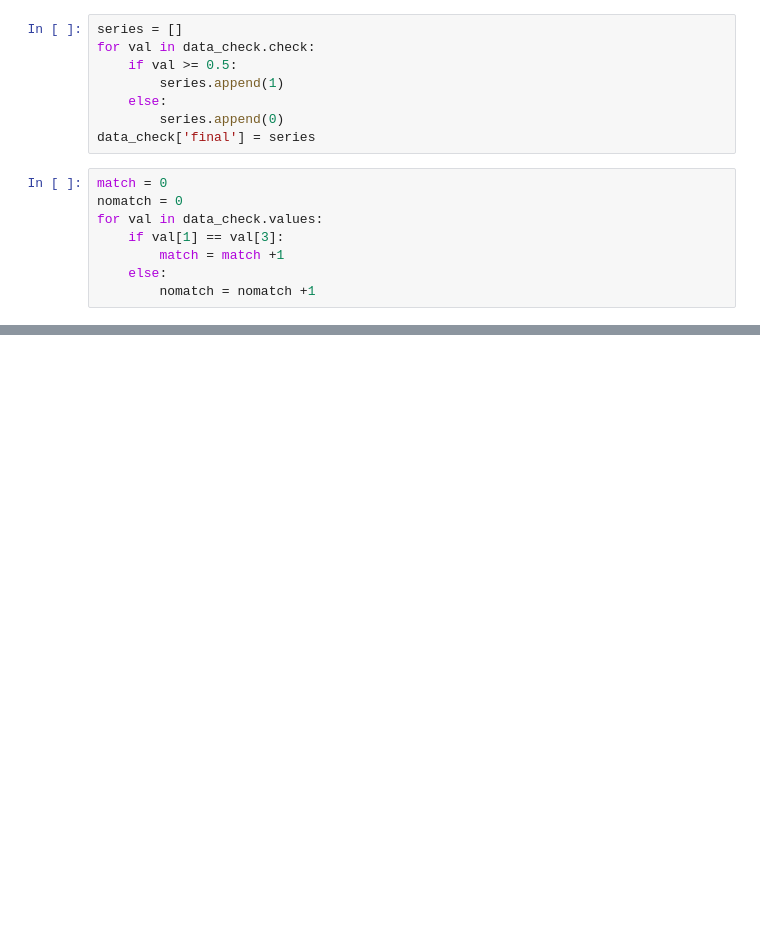
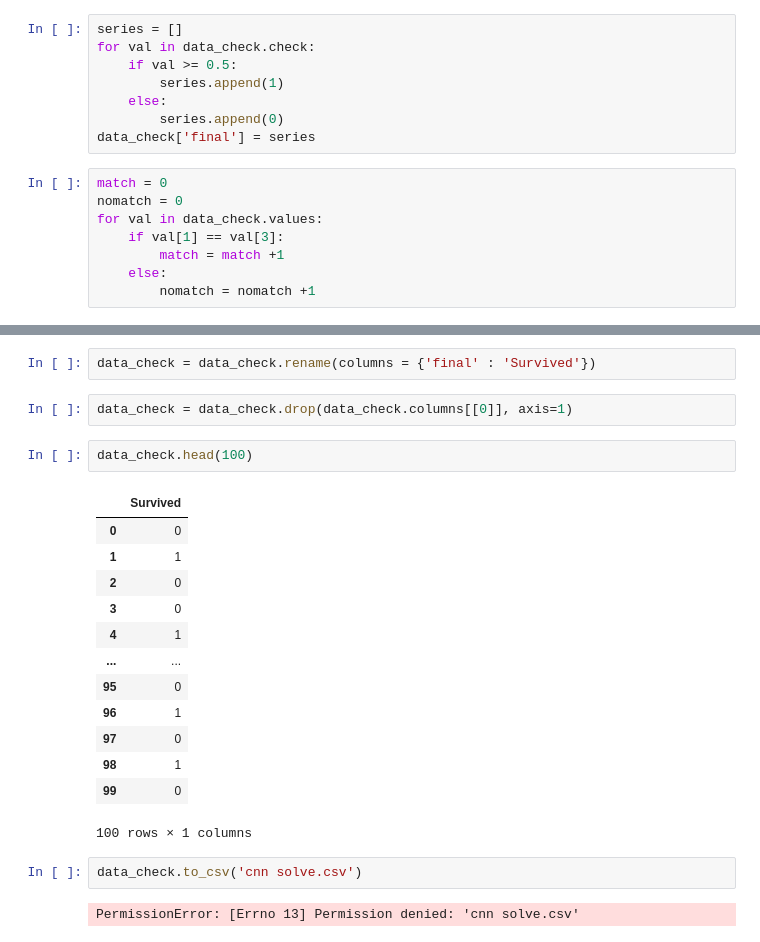
Before and after one commit to ArafatSabbir/Kaggle-Competitions, a Jupyter notebook: Titanic Machine Learning from Disaster/Titanic - Machine Learning from Disaster.ipynb, the cells around one changed output, grey strips where cells are left out. Drawn from its saved outputs; the diff is of its cells as text; blank space fills up the shorter version.

```diff
--- a/Titanic Machine Learning from Disaster/Titanic - Machine Learning from Disaster.ipynb
+++ b/Titanic Machine Learning from Disaster/Titanic - Machine Learning from Disaster.ipynb
@@ -140,0 +159,24 @@ data_check.head(100)
+# %%
+data_check = data_check.rename(columns = {'final' : 'Survived'})
+# %%
+data_check = data_check.drop(data_check.columns[[0]], axis=1)
+# %%
+data_check.head(100)
+# %% [output]
+|  | Survived |
+| 0 | 0 |
+| 1 | 1 |
+| 2 | 0 |
+| 3 | 0 |
+| 4 | 1 |
+| ... | ... |
+| 95 | 0 |
+| 96 | 1 |
+| 97 | 0 |
+| 98 | 1 |
+| 99 | 0 |
+100 rows × 1 columns
+# %%
+data_check.to_csv('cnn solve.csv')
+# %% [output]
+PermissionError: [Errno 13] Permission denied: 'cnn solve.csv'
```
Also changed, not shown: parts of 5 cells of this notebook, 1 other file.
